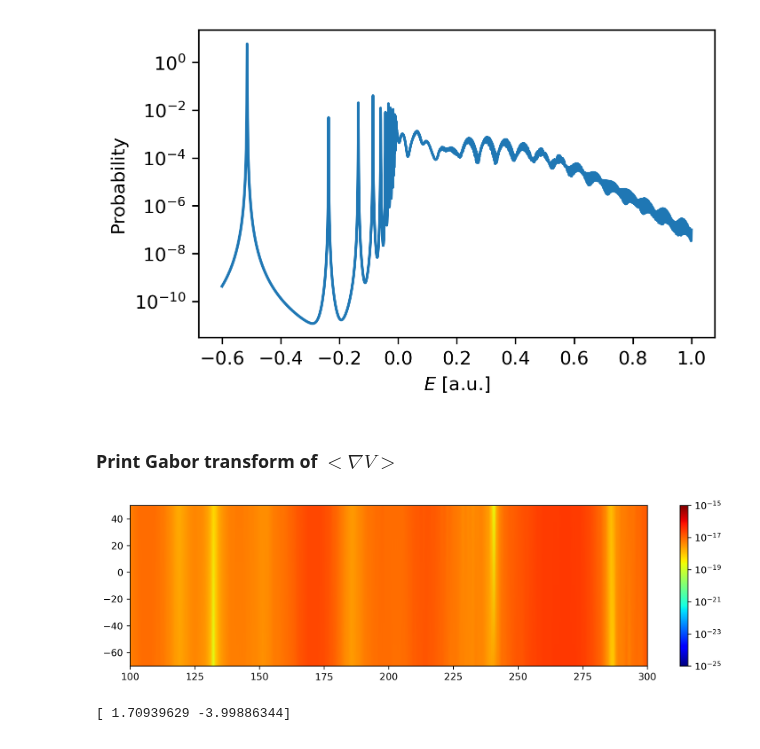
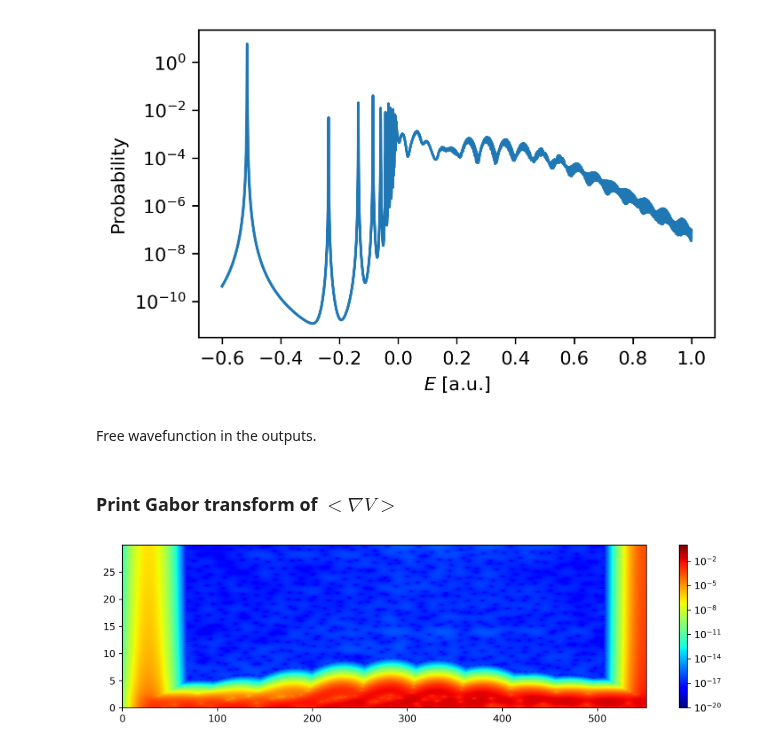
Before and after one commit to MMA-HHG/MMA, a Jupyter notebook: 1DTDSE/PythonTDSE.ipynb, the cells around one changed output. Cells and saved outputs as stored; diff of their text form; code cells hidden in the pictures.

```diff
--- a/1DTDSE/PythonTDSE.ipynb
+++ b/1DTDSE/PythonTDSE.ipynb
@@ -12,7 +12,9 @@ from PythonTDSE import *
 
 ### Path to compiled dynamic C library
 path_to_DLL = os.path.realpath(os.path.join(os.getcwd(), "build/libsingleTDSE.dylib"))
-DLL = CDLL(path_to_DLL)
+
+### TDSE DLL class declaration
+DLL = TDSE_DLL(path_to_DLL)
 # %% [markdown]
 ### TDSE variables initialization
 
@@ -299,7 +265,7 @@ Call 1DTDSE and write the wavefunction
 # %%
 output3 = outputs_def()
 ### Call 1D TDSE from the inputs
-output3 = call1DTDSE(inputs3, path_to_DLL)
+DLL.call1DTDSE(byref(inputs3), byref(output3))
 # %% [markdown]
 Set the size of the wavefunction array
 # %%
@@ -371,3 +332,5 @@ E_range = (E < 1.)
 plot((E[E_range]), PSE[E_range], y_label="Probability", x_label=r"$E$ [a.u.]", plot_scale="log")
 # %% [output]
 [figure]
+# %% [markdown]
+Free wavefunction in the outputs.
@@ -378,14 +343,11 @@ grad_V = output3.sourceterm
 dt = output3.tgrid[1]-output3.tgrid[0]
 Nt = output3.Nt
 omega_0 = 0.057
-omega_max = omega_0*50
+omega_max = omega_0*30
+T = output3.tgrid[Nt-1]
 # %%
-t, omegas, gabor = gabor_transform(grad_V, dt, Nt, omega_max, 100., 300., 200, path_to_DLL, a=8)
+t, omegas, gabor = DLL.gabor_transform(grad_V, dt, Nt, omega_max, 0., T, 1000, a=8)
 # %%
-plot_colormap(omegas/omega_0, t, gabor, z_max = 1e-15, z_min=1e-25)
+plot_colormap(omegas/omega_0, t, gabor, z_min=1e-20)
 # %% [output]
-[figure, old version]
+[figure, new version]
-# %%
-print(omegas[-2:])
-# %% [output]
-[ 1.70939629 -3.99886344]
```
Also changed, not shown: parts of 15 cells of this notebook, 12 other files.
